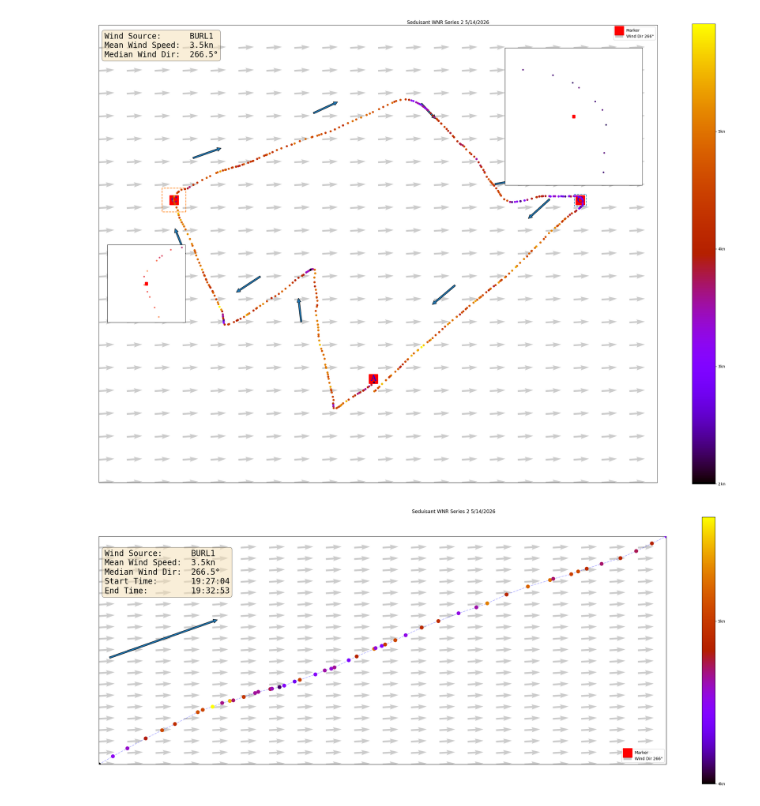
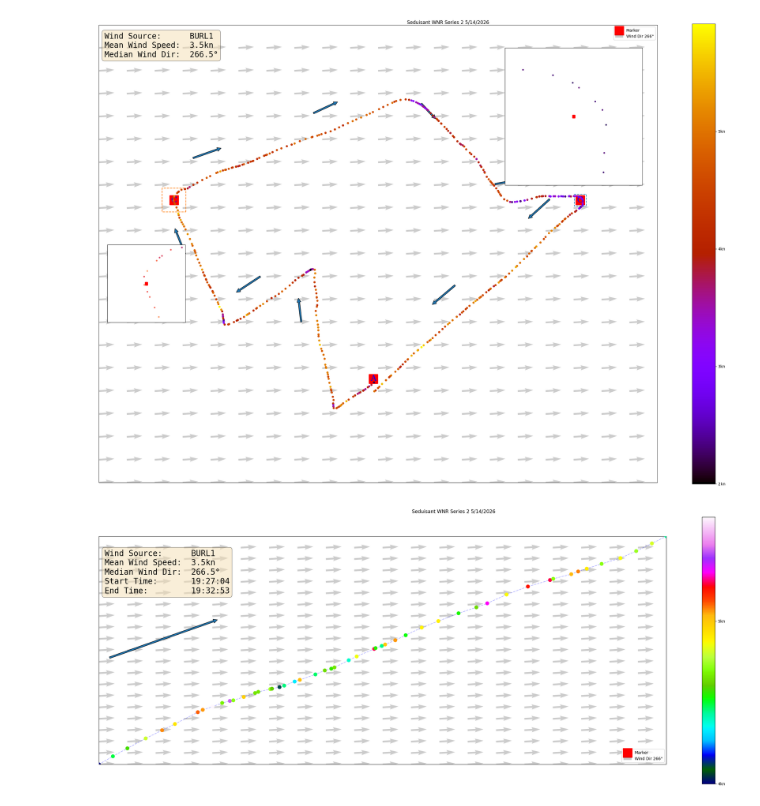
Before and after one commit to GarysCorner/RegattaTracking, a Jupyter notebook: 2026-05-14 Seduisant.ipynb, the cells around one changed output. Drawn from its saved outputs; the diff is of its cells as text; code cells hidden in the pictures.

Commit message:
changed colormap

```diff
--- a/2026-05-14 Seduisant.ipynb
+++ b/2026-05-14 Seduisant.ipynb
@@ -254,39 +254,39 @@ fig,ax = plt.subplots(1, figsize=figsize ,subplot_kw={'projection': proj})
 
 norm = mpl.colors.Normalize(vmin=trkGdf['speed'][reqMask].min(), vmax = trkGdf['speed'][reqMask].max(), clip=True)
 colorbarTicks = numpy.arange(norm.vmin,norm.vmax+0.001,1.0)
-colorMap = mpl.cm.gnuplot
+colorMap = mpl.cm.gist_ncar
 cax = fig.colorbar( plt.cm.ScalarMappable(norm=norm,cmap=colorMap), ax=ax)
 cax.set_ticks(colorbarTicks)
 cax.set_ticklabels( [f"{int(i)}kn" for i in colorbarTicks])
 
 createPlot(ax,s=75, extent=trkGdf[reqMask].total_bounds,colorMap=colorMap, extentBuffer=0, lblWpt=False)
 
 #add wind speed
 windStr = f"""Wind Source:      BURL1
 Mean Wind Speed:  {meanWindSpeed:.1f}kn
 Median Wind Dir:  {medianWind}\U000000B0
 Start Time:       {trkGdf[reqMask].index[0].strftime('%H:%M:%S')}
 End Time:         {trkGdf[reqMask].index[-1].strftime('%H:%M:%S')}"""
 ax.text(0.01,0.75,windStr, transform=ax.transAxes,\
         fontsize=20,\
         fontfamily='monospace',\
        bbox={
            'boxstyle':'round',
            'facecolor':'wheat',
            'alpha':0.5
        })
 
 
 ax.plot(trkGdf[reqMask].geometry.x,trkGdf[reqMask].geometry.y, c=(0,0,1,0.3), linestyle='--', zorder=4)
 
 ax.legend()
 
 fig.suptitle(title)
 fig.tight_layout()
 fig.savefig(f"{outputPath}/{outfileBase}_CrewReq.jpg")
 fig.savefig(f"{outputPath}/{outfileBase}_CrewReq.svg")
 # %% [output]
-[figure, old version]
+[figure, new version]
 # %%
 print(datetime.now())
 # %% [output]
```
Also changed, not shown: parts of 1 cell of this notebook.
